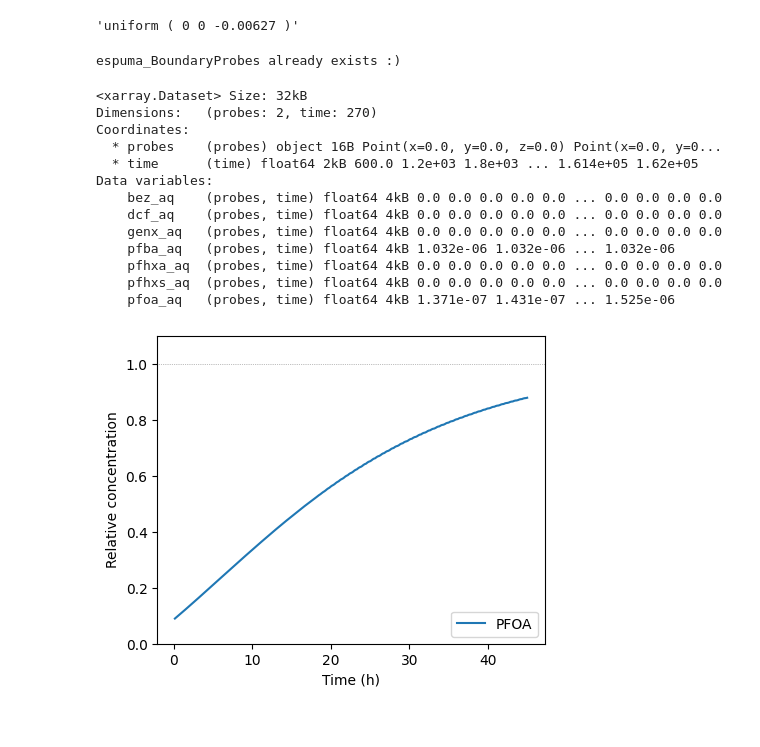
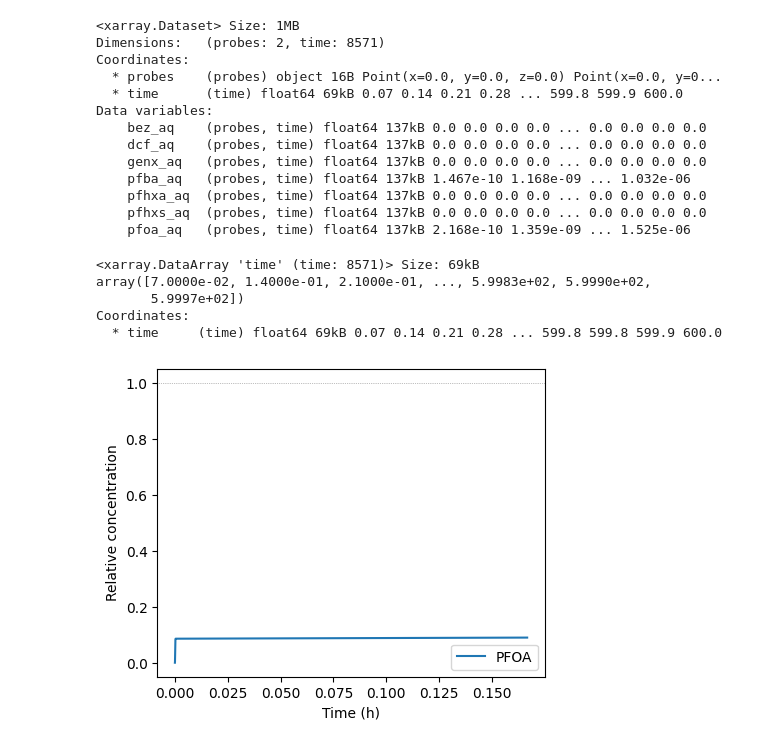
Before and after one commit to edsaac/cowerc-adsorption, a Jupyter notebook: notebooks/running_pfasFoam.ipynb, the cells around one changed output. Cells and saved outputs as stored; diff of their text form; code cells hidden in the pictures.

Commit message:
script to handle times

```diff
--- a/notebooks/running_pfasFoam.ipynb
+++ b/notebooks/running_pfasFoam.ipynb
@@ -28,4 +3,0 @@ of_case.constant.transportProperties["DT"]
-# %%
-of_case.zero.darcyFlux["internalField"]
-# %% [output]
-'uniform ( 0 0 -0.00627 )'
@@ -35,36 +4,43 @@ of_case.zero.darcyFlux["internalField"]
 # %%
+of_case = Case_Directory("_column_case")
 prb = Boundary_Probe(of_case, of_case.system.boundaryProbes)
 data = prb.array_data
-# %% [output]
-espuma_BoundaryProbes already exists :)
 # %%
 data
 # %% [output]
-<xarray.Dataset> Size: 32kB
-Dimensions:   (probes: 2, time: 270)
+<xarray.Dataset> Size: 1MB
+Dimensions:   (probes: 2, time: 8571)
 Coordinates:
   * probes    (probes) object 16B Point(x=0.0, y=0.0, z=0.0) Point(x=0.0, y=0...
-  * time      (time) float64 2kB 600.0 1.2e+03 1.8e+03 ... 1.614e+05 1.62e+05
+  * time      (time) float64 69kB 0.07 0.14 0.21 0.28 ... 599.8 599.9 600.0
 Data variables:
-    bez_aq    (probes, time) float64 4kB 0.0 0.0 0.0 0.0 0.0 ... 0.0 0.0 0.0 0.0
-    dcf_aq    (probes, time) float64 4kB 0.0 0.0 0.0 0.0 0.0 ... 0.0 0.0 0.0 0.0
-    genx_aq   (probes, time) float64 4kB 0.0 0.0 0.0 0.0 0.0 ... 0.0 0.0 0.0 0.0
-    pfba_aq   (probes, time) float64 4kB 1.032e-06 1.032e-06 ... 1.032e-06
-    pfhxa_aq  (probes, time) float64 4kB 0.0 0.0 0.0 0.0 0.0 ... 0.0 0.0 0.0 0.0
-    pfhxs_aq  (probes, time) float64 4kB 0.0 0.0 0.0 0.0 0.0 ... 0.0 0.0 0.0 0.0
-    pfoa_aq   (probes, time) float64 4kB 1.371e-07 1.431e-07 ... 1.525e-06
+    bez_aq    (probes, time) float64 137kB 0.0 0.0 0.0 0.0 ... 0.0 0.0 0.0 0.0
+    dcf_aq    (probes, time) float64 137kB 0.0 0.0 0.0 0.0 ... 0.0 0.0 0.0 0.0
+    genx_aq   (probes, time) float64 137kB 0.0 0.0 0.0 0.0 ... 0.0 0.0 0.0 0.0
+    pfba_aq   (probes, time) float64 137kB 1.467e-10 1.168e-09 ... 1.032e-06
+    pfhxa_aq  (probes, time) float64 137kB 0.0 0.0 0.0 0.0 ... 0.0 0.0 0.0 0.0
+    pfhxs_aq  (probes, time) float64 137kB 0.0 0.0 0.0 0.0 ... 0.0 0.0 0.0 0.0
+    pfoa_aq   (probes, time) float64 137kB 2.168e-10 1.359e-09 ... 1.525e-06
+# %%
+data.time
+# %% [output]
+<xarray.DataArray 'time' (time: 8571)> Size: 69kB
+array([7.0000e-02, 1.4000e-01, 2.1000e-01, ..., 5.9983e+02, 5.9990e+02,
+       5.9997e+02])
+Coordinates:
+  * time     (time) float64 69kB 0.07 0.14 0.21 0.28 ... 599.8 599.8 599.9 600.0
 # %%
 v = data["pfoa_aq"]
 
 fig, ax = plt.subplots(figsize=(5, 4))
 rel_conc = v.isel(probes=0) / v.isel(probes=1)
 t_hours = data.time / 3600
 ax.plot(t_hours, rel_conc, label="PFOA")
 ax.legend()
-ax.set_ylim(0, 1.1)
+# ax.set_ylim(0, 1.1)
 ax.axhline(1, color="gray", ls="dotted", lw=0.5)
 ax.set_ylabel("Relative concentration")
 ax.set_xlabel("Time (h)")
 plt.show()
 # %% [output]
-[figure, old version]
+[figure, new version]
```
Also changed, not shown: parts of 6 cells of this notebook, 1 other file.
